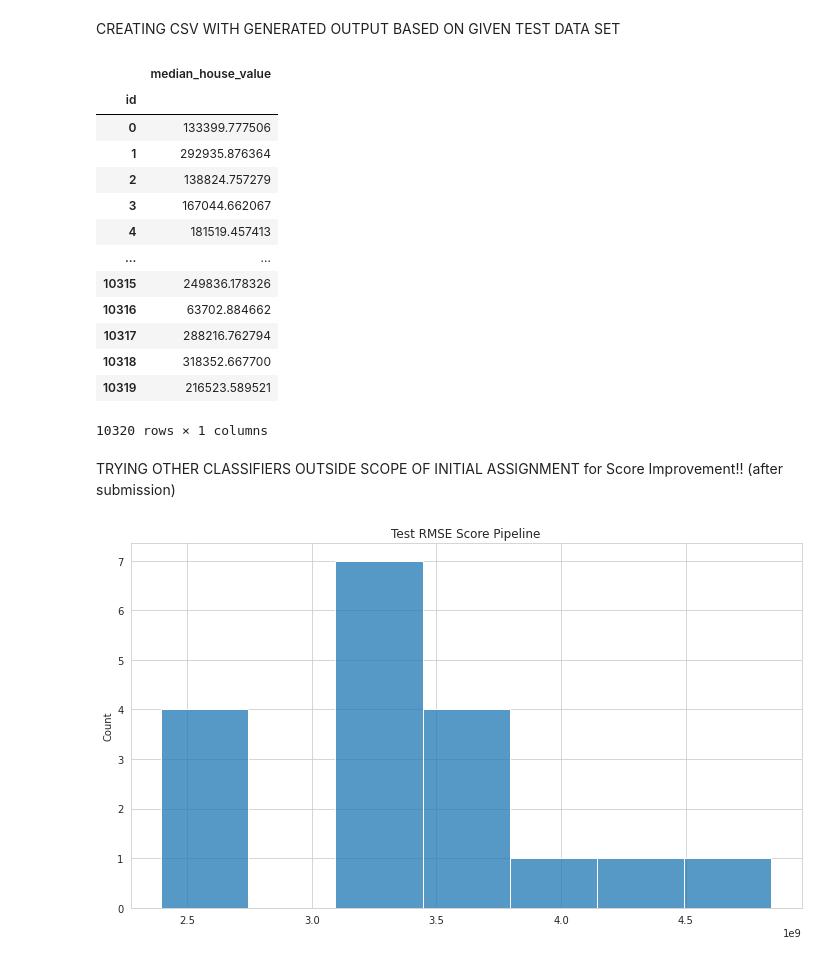
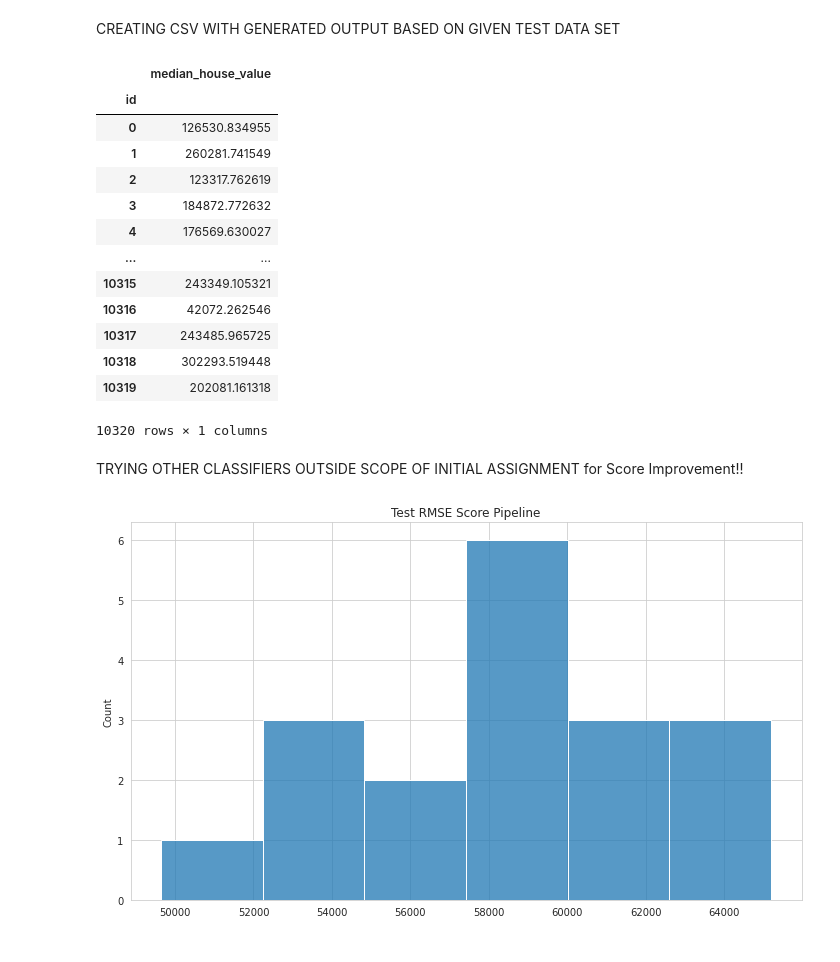
Before and after one commit to jesusugarte10/Machine_Learning, a Jupyter notebook: Projects/House Price Prediction/Median_House_Values.ipynb, the cells around one changed output. Cells and saved outputs as stored; diff of their text form; code cells hidden in the pictures.

```diff
--- a/Projects/House Price Prediction/Median_House_Values.ipynb
+++ b/Projects/House Price Prediction/Median_House_Values.ipynb
@@ -338,10 +339,10 @@ for j in arange(0.1, 1.0, 0.05):
   pipe.fit(X_train, y_train)
   y_pred = pipe.predict(X_test)
 
-  test_rmse.append(mean_squared_error(y_test, y_pred))
+  test_rmse.append(mean_squared_error(y_test, y_pred, squared=False))
 
-  if(best_rmse < mean_squared_error(y_test, y_pred)):
-    best_rmse = mean_squared_error(y_test, y_pred)
+  if(best_rmse < mean_squared_error(y_test, y_pred, squared=False)):
+    best_rmse = mean_squared_error(y_test, y_pred, squared=False)
 
 f, axs = plt.subplots(figsize=(10, 6))
 axs.set_title("Test RMSE Score Pipeline")
@@ -380,10 +381,10 @@ for j in arange(0.1, 1.0, 0.05):
   pipe.fit(X_train,y_train)
   y_pred = pipe.predict(X_test)
 
-  test_rmse.append(mean_squared_error(y_test, y_pred))
+  test_rmse.append(mean_squared_error(y_test, y_pred, squared=False))
 
-  if(best_rmse < mean_squared_error(y_test, y_pred)):
-    best_rmse = mean_squared_error(y_test, y_pred)
+  if(best_rmse < mean_squared_error(y_test, y_pred, squared=False)):
+    best_rmse = mean_squared_error(y_test, y_pred, squared=False)
 
 f, axs = plt.subplots( figsize=(10, 6))
 axs.set_title("Test RMSE Score Pipeline")
@@ -420,10 +421,10 @@ for j in arange(0.1, 1.0, 0.05):
   pipe.fit(X_train,y_train)
   y_pred = pipe.predict(X_test)
 
-  test_rmse.append(mean_squared_error(y_test, y_pred))
+  test_rmse.append(mean_squared_error(y_test, y_pred, squared=False))
 
-  if(best_rmse < mean_squared_error(y_test, y_pred)):
-    best_rmse = mean_squared_error(y_test, y_pred)
+  if(best_rmse < mean_squared_error(y_test, y_pred, squared=False)):
+    best_rmse = mean_squared_error(y_test, y_pred, squared=False)
 
 f, axs = plt.subplots(figsize=(10, 6))
 axs.set_title("Test RMSE Score Pipeline")
@@ -460,15 +461,14 @@ for j in arange(0.1, 1.0, 0.05):
   ("lr", LinearRegression()),
   ))
 
-  #("poly",PolynomialFeatures(degree=3))
 
   model.fit(X_train,y_train)
   y_pred = model.predict(X_test)
 
-  test_rmse.append(mean_squared_error(y_test, y_pred))
+  test_rmse.append(mean_squared_error(y_test, y_pred, squared=False))
 
-  if(best_rmse < mean_squared_error(y_test, y_pred)):
-    best_rmse = mean_squared_error(y_test, y_pred)
+  if(best_rmse < mean_squared_error(y_test, y_pred, squared=False)):
+    best_rmse = mean_squared_error(y_test, y_pred, squared=False)
 
 f, axs = plt.subplots( figsize=(10, 6))
 axs.set_title("Test RMSE Score Pipeline")
@@ -491,55 +491,54 @@ output
 # %% [output]
 |  | median_house_value |
 | id |  |
-| 0 | 133399.777506 |
-| 1 | 292935.876364 |
-| 2 | 138824.757279 |
-| 3 | 167044.662067 |
-| 4 | 181519.457413 |
+| 0 | 126530.834955 |
+| 1 | 260281.741549 |
+| 2 | 123317.762619 |
+| 3 | 184872.772632 |
+| 4 | 176569.630027 |
 | ... | ... |
-| 10315 | 249836.178326 |
-| 10316 | 63702.884662 |
-| 10317 | 288216.762794 |
-| 10318 | 318352.667700 |
-| 10319 | 216523.589521 |
+| 10315 | 243349.105321 |
+| 10316 | 42072.262546 |
+| 10317 | 243485.965725 |
+| 10318 | 302293.519448 |
+| 10319 | 202081.161318 |
 10320 rows × 1 columns
 # %% [markdown]
-TRYING OTHER CLASSIFIERS OUTSIDE SCOPE OF INITIAL ASSIGNMENT for Score Improvement!! (after submission)
+TRYING OTHER CLASSIFIERS OUTSIDE SCOPE OF INITIAL ASSIGNMENT for Score Improvement!!
 # %%
 #Combined all steps in pipeline
 from sklearn.ensemble import RandomForestRegressor
 
 #HYPERPARAMETER SEARCH DISTRIBUTION MODEL with GridSearch Cross Validation
 test_rmse = []
 best_rmse = 0
 
 X=train_data.drop('median_house_value',axis=1)
 y=train_data['median_house_value']
 
 
 for j in arange(0.1, 1.0, 0.05):
 
   test_set = j
 
   X_train, X_test, y_train, y_test = train_test_split(X, y, test_size= test_set)
 
   model = Pipeline((
   ("pt", PowerTransformer()),
   ("sc",StandardScaler()),
   ("lr", RandomForestRegressor()),
   ))
 
   model.fit(X_train,y_train)
   y_pred = model.predict(X_test)
+  test_rmse.append(mean_squared_error(y_test, y_pred, squared=False))
 
-  test_rmse.append(mean_squared_error(y_test, y_pred))
-
-  if(best_rmse < mean_squared_error(y_test, y_pred)):
-    best_rmse = mean_squared_error(y_test, y_pred)
+  if(best_rmse < mean_squared_error(y_test, y_pred, squared=False)):
+    best_rmse = mean_squared_error(y_test, y_pred, squared=False)
 
 f, axs = plt.subplots( figsize=(10, 6))
 axs.set_title("Test RMSE Score Pipeline")
 sns.histplot(test_rmse, ax = axs)
 f.tight_layout()
 # %% [output]
-[figure, old version]
+[figure, new version]
```
Also changed, not shown: parts of 5 cells of this notebook, 3 other files.
